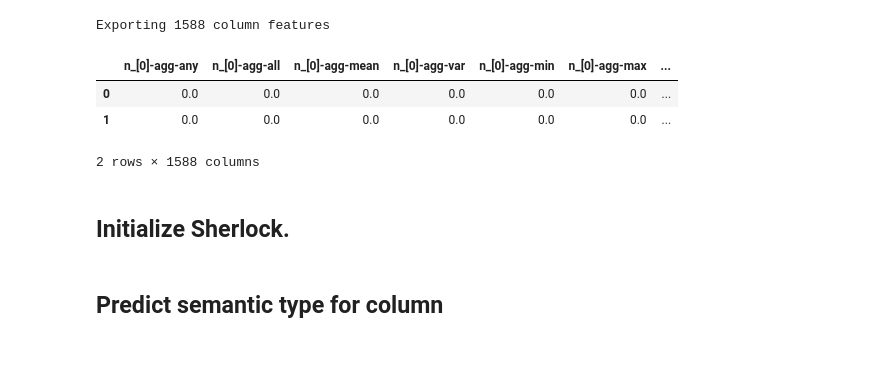
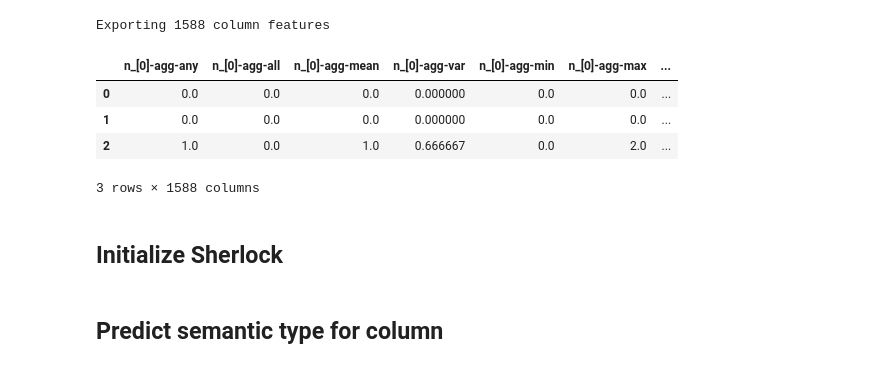
Before and after one commit to mitmedialab/sherlock-project, a Jupyter notebook: notebooks/00-use-sherlock-out-of-the-box.ipynb, the cells around one changed output. Cells and saved outputs as stored; diff of their text form; code cells hidden in the pictures.

```diff
--- a/notebooks/00-use-sherlock-out-of-the-box.ipynb
+++ b/notebooks/00-use-sherlock-out-of-the-box.ipynb
@@ -72,17 +75,18 @@ extract_features(
     "../temporary.csv",
     data
 )
-feature_vector = pd.read_csv("../temporary.csv", dtype=np.float32)
+feature_vectors = pd.read_csv("../temporary.csv", dtype=np.float32)
 # %% [output]
 Exporting 1588 column features
 # %%
-feature_vector
+feature_vectors
 # %% [output]
 |  | n_[0]-agg-any | n_[0]-agg-all | n_[0]-agg-mean | n_[0]-agg-var | n_[0]-agg-min | n_[0]-agg-max | ... |
-| 0 | 0.0 | 0.0 | 0.0 | 0.0 | 0.0 | 0.0 | ... |
-| 1 | 0.0 | 0.0 | 0.0 | 0.0 | 0.0 | 0.0 | ... |
+| 0 | 0.0 | 0.0 | 0.0 | 0.000000 | 0.0 | 0.0 | ... |
+| 1 | 0.0 | 0.0 | 0.0 | 0.000000 | 0.0 | 0.0 | ... |
+| 2 | 1.0 | 0.0 | 1.0 | 0.666667 | 0.0 | 2.0 | ... |
-2 rows × 1588 columns
+3 rows × 1588 columns
 # %% [markdown]
-## Initialize Sherlock.
+## Initialize Sherlock
 # %%
 model = SherlockModel();
```
Also changed, not shown: parts of 12 cells of this notebook, 13 other files.
